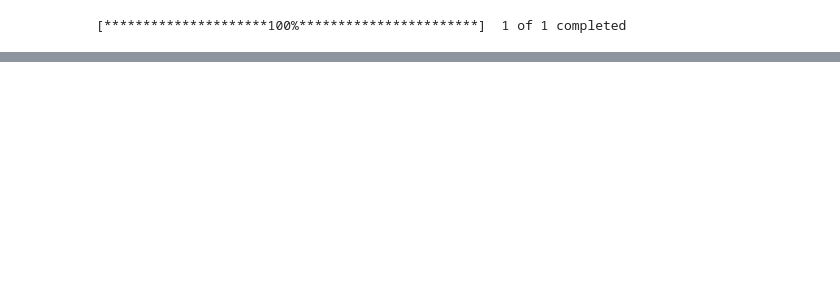
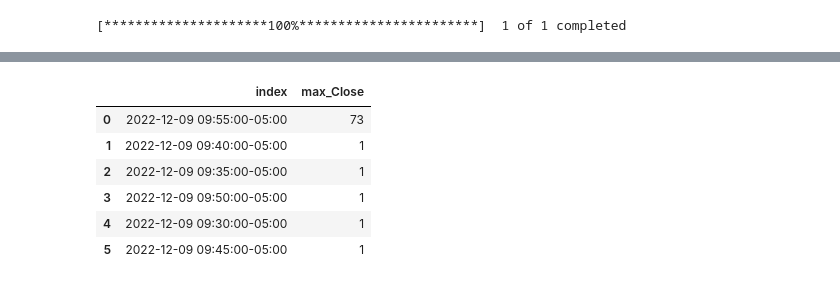
Before and after one commit to nate-belete/algoTrading, a Jupyter notebook: Intraday Lows and Highs.ipynb, the cells around one changed output, grey strips where cells are left out. Cells and saved outputs as stored; diff of their text form; code cells hidden in the pictures; blank space fills up the shorter version.

```diff
--- a/Intraday Lows and Highs.ipynb
+++ b/Intraday Lows and Highs.ipynb
@@ -88,0 +64,10 @@ df_sample
+# %%
+data['max_Close'].value_counts().reset_index()
+# %% [output]
+|  | index | max_Close |
+| 0 | 2022-12-09 09:55:00-05:00 | 73 |
+| 1 | 2022-12-09 09:40:00-05:00 | 1 |
+| 2 | 2022-12-09 09:35:00-05:00 | 1 |
+| 3 | 2022-12-09 09:50:00-05:00 | 1 |
+| 4 | 2022-12-09 09:30:00-05:00 | 1 |
+| 5 | 2022-12-09 09:45:00-05:00 | 1 |
```
Also changed, not shown: parts of 14 cells of this notebook.
